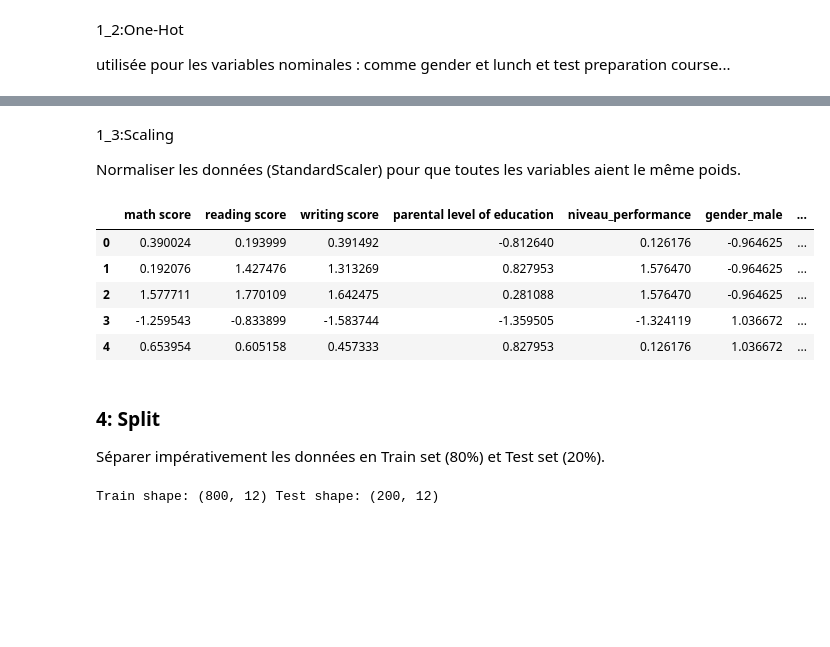
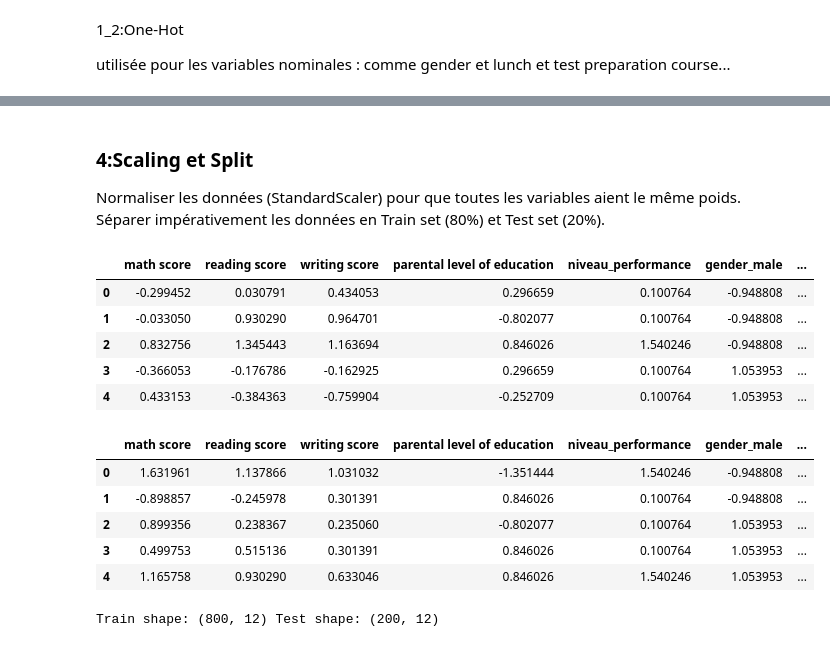
Before and after one commit to zelkadiri603-lang/mini_projet_ML, a Jupyter notebook: ML.ipynb, the cells around one changed output, grey strips where cells are left out. Drawn from its saved outputs; the diff is of its cells as text; code cells hidden in the pictures; blank space fills up the shorter version.

```diff
--- a/ML.ipynb
+++ b/ML.ipynb
@@ -450,46 +449,61 @@ Index(['parental level of education', 'math score', 'reading score',
        'test preparation course_none'],
       dtype='object')
 # %% [markdown]
-1_3:Scaling
+### 4:Scaling  et Split
+
 
 Normaliser les données (StandardScaler) pour que toutes les variables aient le même poids.
+Séparer impérativement les données en Train set (80%) et Test set (20%).
 # %%
 from sklearn.preprocessing import StandardScaler
+from sklearn.model_selection import train_test_split
 
 scaler = StandardScaler()
 
 features = [
     "math score",
     "reading score",
     "writing score",
     "parental level of education",
     "niveau_performance",
     "gender_male",
     "race/ethnicity_group B",
     "race/ethnicity_group C",
     "race/ethnicity_group D",
     "race/ethnicity_group E",
     "lunch_standard",
     "test preparation course_none"
 ]
 X = df[features].copy()
 y=df['moyenne_generale']
 
+X_train, X_test, y_train, y_test = train_test_split(
+   X_scaled, y,
+    test_size=0.2,
+    random_state=42)
+
 # Scaling
-X_scaled = scaler.fit_transform(X)
-X_scaled = pd.DataFrame(X_scaled, columns=features)
+X_train_scaled = scaler.fit_transform(X_train)
+X_test_scaled=scaler.transform(X_test)
 
+X_train_scaled = pd.DataFrame(X_train_scaled, columns=features)
 
-X_scaled.head()
+X_test_scaled = pd.DataFrame(X_test_scaled, columns=features)
+X_train_scaled.head()
 # %% [output]
 |  | math score | reading score | writing score | parental level of education | niveau_performance | gender_male | ... |
-| 0 | 0.390024 | 0.193999 | 0.391492 | -0.812640 | 0.126176 | -0.964625 | ... |
-| 1 | 0.192076 | 1.427476 | 1.313269 | 0.827953 | 1.576470 | -0.964625 | ... |
-| 2 | 1.577711 | 1.770109 | 1.642475 | 0.281088 | 1.576470 | -0.964625 | ... |
-| 3 | -1.259543 | -0.833899 | -1.583744 | -1.359505 | -1.324119 | 1.036672 | ... |
-| 4 | 0.653954 | 0.605158 | 0.457333 | 0.827953 | 0.126176 | 1.036672 | ... |
+| 0 | -0.299452 | 0.030791 | 0.434053 | 0.296659 | 0.100764 | -0.948808 | ... |
+| 1 | -0.033050 | 0.930290 | 0.964701 | -0.802077 | 0.100764 | -0.948808 | ... |
+| 2 | 0.832756 | 1.345443 | 1.163694 | 0.846026 | 1.540246 | -0.948808 | ... |
+| 3 | -0.366053 | -0.176786 | -0.162925 | 0.296659 | 0.100764 | 1.053953 | ... |
+| 4 | 0.433153 | -0.384363 | -0.759904 | -0.252709 | 0.100764 | 1.053953 | ... |
-# %% [markdown]
-### 4: Split
-
-Séparer impérativement les données en Train set (80%) et Test set (20%).
+# %%
+X_test_scaled.head()
+# %% [output]
+|  | math score | reading score | writing score | parental level of education | niveau_performance | gender_male | ... |
+| 0 | 1.631961 | 1.137866 | 1.031032 | -1.351444 | 1.540246 | -0.948808 | ... |
+| 1 | -0.898857 | -0.245978 | 0.301391 | 0.846026 | 0.100764 | -0.948808 | ... |
+| 2 | 0.899356 | 0.238367 | 0.235060 | -0.802077 | 0.100764 | 1.053953 | ... |
+| 3 | 0.499753 | 0.515136 | 0.301391 | 0.846026 | 0.100764 | 1.053953 | ... |
+| 4 | 1.165758 | 0.930290 | 0.633046 | 0.846026 | 1.540246 | 1.053953 | ... |
 # %%
```
Also changed, not shown: parts of 5 cells of this notebook.
